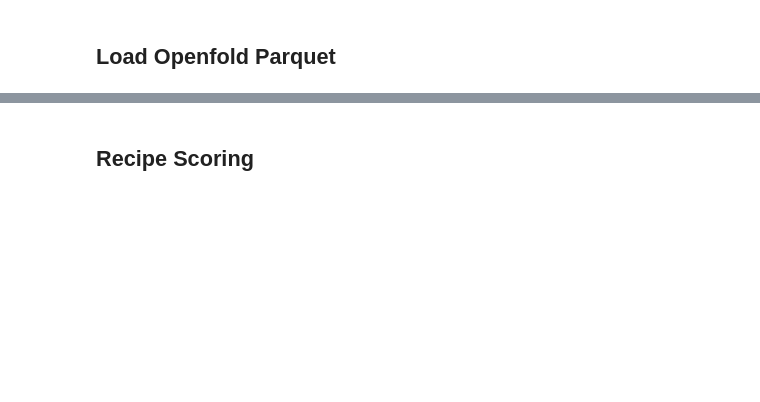
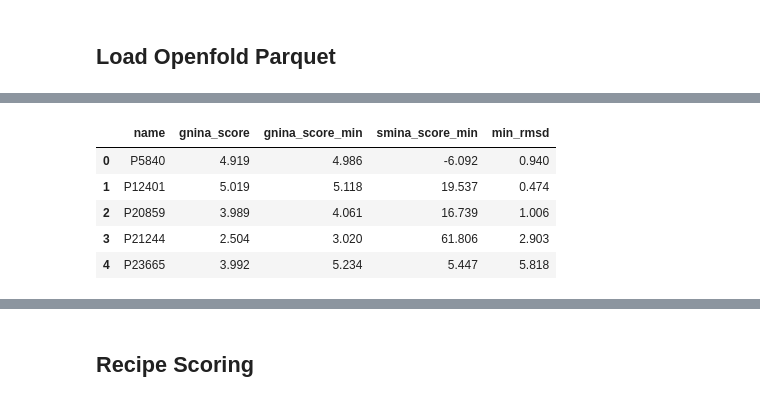
Before and after one commit to xchem/openbind-hippo, a Jupyter notebook: a71ev2a/c01j_scoring.ipynb, the cells around one changed output, grey strips where cells are left out. Saved outputs shown, nothing was run; the diff lists cells and outputs as text; code cells hidden in the pictures; blank space fills up the shorter version.

```diff
--- a/a71ev2a/c01j_scoring.ipynb
+++ b/a71ev2a/c01j_scoring.ipynb
@@ -431,0 +521,10 @@ df
+# %%
+sdf = pd.read_csv("cycle_01/gnina/openbind_a71ev2a_c1_elab_chemspace_filtered_scores.csv")
+sdf.head()
+# %% [output]
+|  | name | gnina_score | gnina_score_min | smina_score_min | min_rmsd |
+| 0 | P5840 | 4.919 | 4.986 | -6.092 | 0.940 |
+| 1 | P12401 | 5.019 | 5.118 | 19.537 | 0.474 |
+| 2 | P20859 | 3.989 | 4.061 | 16.739 | 1.006 |
+| 3 | P21244 | 2.504 | 3.020 | 61.806 | 2.903 |
+| 4 | P23665 | 3.992 | 5.234 | 5.447 | 5.818 |
```
Also changed, not shown: parts of 26 cells of this notebook, 23 other files.
